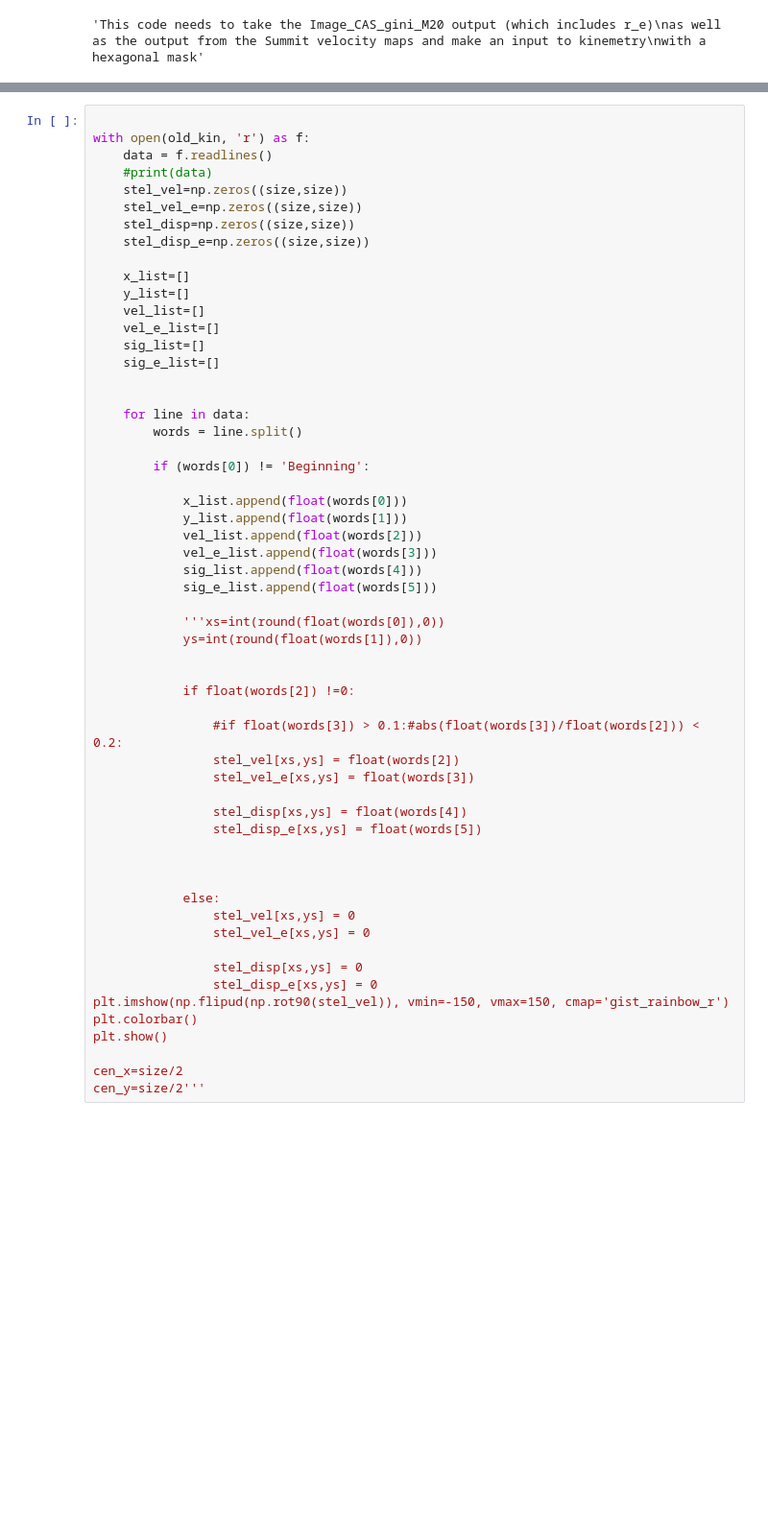
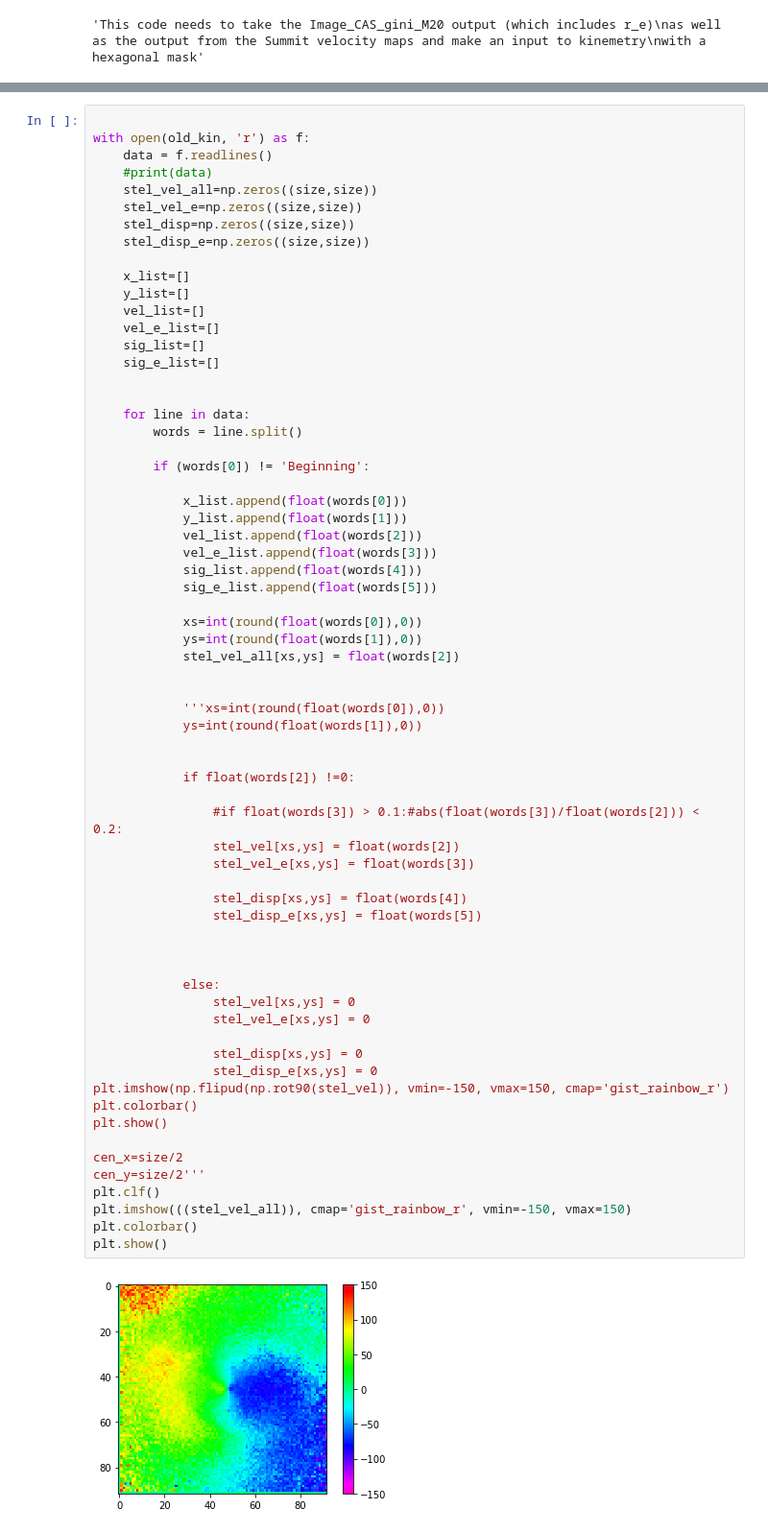
Before and after one commit to beckynevin/imaging_identification_mergers, a Jupyter notebook: Kin_prep_kinemetry.ipynb, the cells around one changed output, grey strips where cells are left out. Shown at 96% size. Cells and saved outputs as stored; diff of their text form; blank space fills up the shorter version.

```diff
--- a/Kin_prep_kinemetry.ipynb
+++ b/Kin_prep_kinemetry.ipynb
@@ -91,7 +167,7 @@ size=183
 with open(old_kin, 'r') as f:
     data = f.readlines()
     #print(data)
-    stel_vel=np.zeros((size,size))
+    stel_vel_all=np.zeros((size,size))
     stel_vel_e=np.zeros((size,size))
     stel_disp=np.zeros((size,size))
     stel_disp_e=np.zeros((size,size))
@@ -115,31 +191,42 @@ with open(old_kin, 'r') as f:
             vel_e_list.append(float(words[3]))
             sig_list.append(float(words[4]))
             sig_e_list.append(float(words[5]))
+
+            xs=int(round(float(words[0]),0))
+            ys=int(round(float(words[1]),0))
+            stel_vel_all[xs,ys] = float(words[2])
+
 
             '''xs=int(round(float(words[0]),0))
             ys=int(round(float(words[1]),0))
 
 
             if float(words[2]) !=0:
 
                 #if float(words[3]) > 0.1:#abs(float(words[3])/float(words[2])) < 0.2:
                 stel_vel[xs,ys] = float(words[2])
                 stel_vel_e[xs,ys] = float(words[3])
 
                 stel_disp[xs,ys] = float(words[4])
                 stel_disp_e[xs,ys] = float(words[5])
 
 
 
             else:
                 stel_vel[xs,ys] = 0
                 stel_vel_e[xs,ys] = 0
 
                 stel_disp[xs,ys] = 0
                 stel_disp_e[xs,ys] = 0
 plt.imshow(np.flipud(np.rot90(stel_vel)), vmin=-150, vmax=150, cmap='gist_rainbow_r')
 plt.colorbar()
 plt.show()
 
 cen_x=size/2
 cen_y=size/2'''
+plt.clf()
+plt.imshow(((stel_vel_all)), cmap='gist_rainbow_r', vmin=-150, vmax=150)
+plt.colorbar()
+plt.show()
+# %% [output]
+[figure, added]
```
Also changed, not shown: parts of 12 cells of this notebook.
